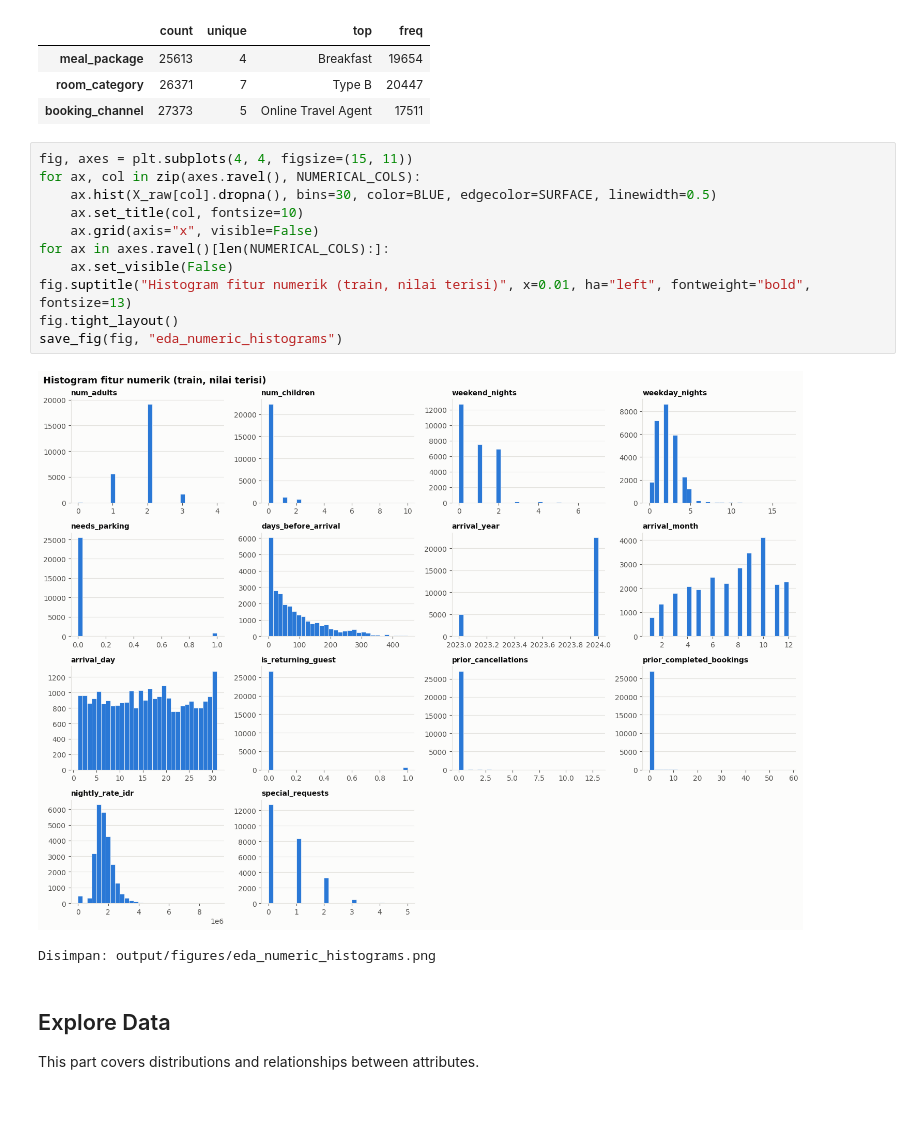
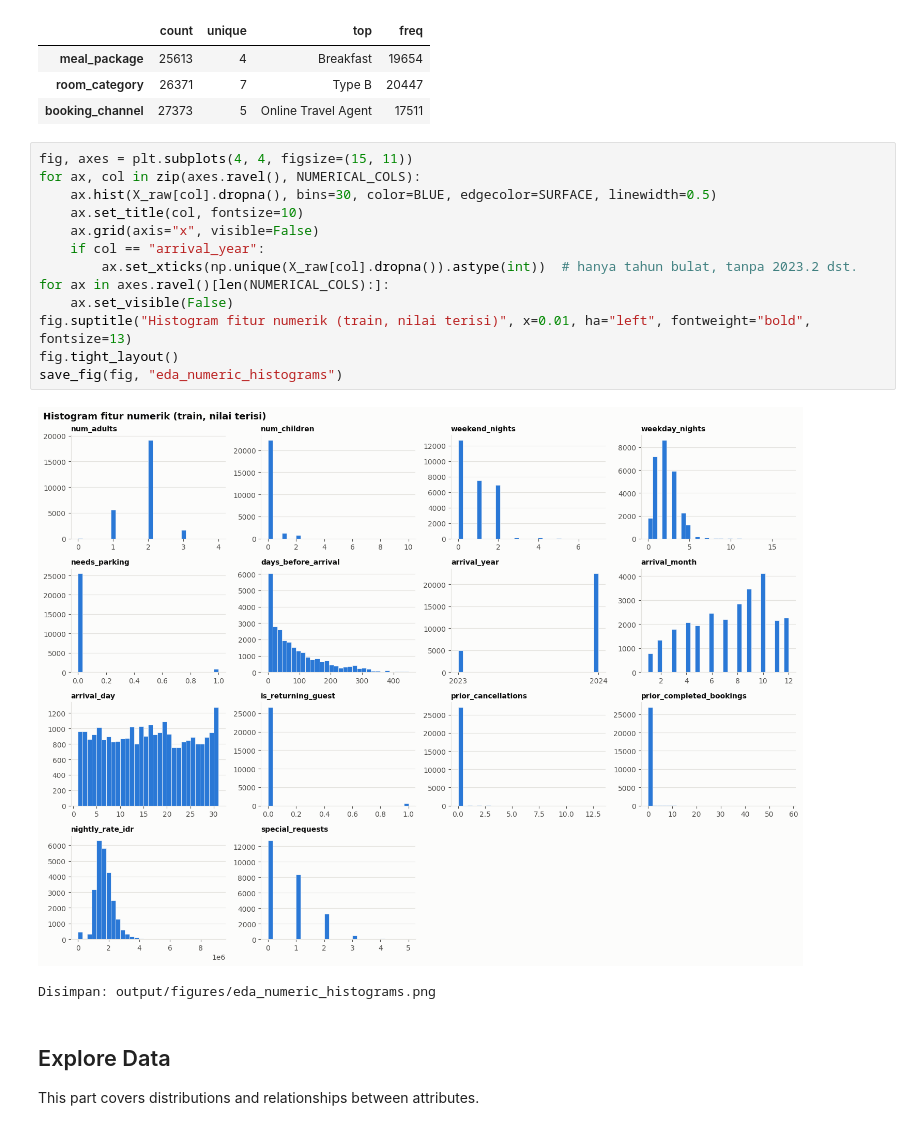
Before and after one commit to fahdmz/IF3170_G18_Tandborste, a Jupyter notebook: main.ipynb, the cells around one changed output. Drawn from its saved outputs; the diff is of its cells as text.

```diff
--- a/main.ipynb
+++ b/main.ipynb
@@ -344,16 +344,18 @@ X_raw[CATEGORICAL_COLS].describe().T
 # %%
 fig, axes = plt.subplots(4, 4, figsize=(15, 11))
 for ax, col in zip(axes.ravel(), NUMERICAL_COLS):
     ax.hist(X_raw[col].dropna(), bins=30, color=BLUE, edgecolor=SURFACE, linewidth=0.5)
     ax.set_title(col, fontsize=10)
     ax.grid(axis="x", visible=False)
+    if col == "arrival_year":
+        ax.set_xticks(np.unique(X_raw[col].dropna()).astype(int))  # hanya tahun bulat, tanpa 2023.2 dst.
 for ax in axes.ravel()[len(NUMERICAL_COLS):]:
     ax.set_visible(False)
 fig.suptitle("Histogram fitur numerik (train, nilai terisi)", x=0.01, ha="left", fontweight="bold", fontsize=13)
 fig.tight_layout()
 save_fig(fig, "eda_numeric_histograms")
 # %% [output]
-[figure, old version]
+[figure, new version]
 Disimpan: output/figures/eda_numeric_histograms.png
 # %% [markdown]
 ## Explore Data
```
Also changed, not shown: parts of 7 cells of this notebook, 5 other files.
